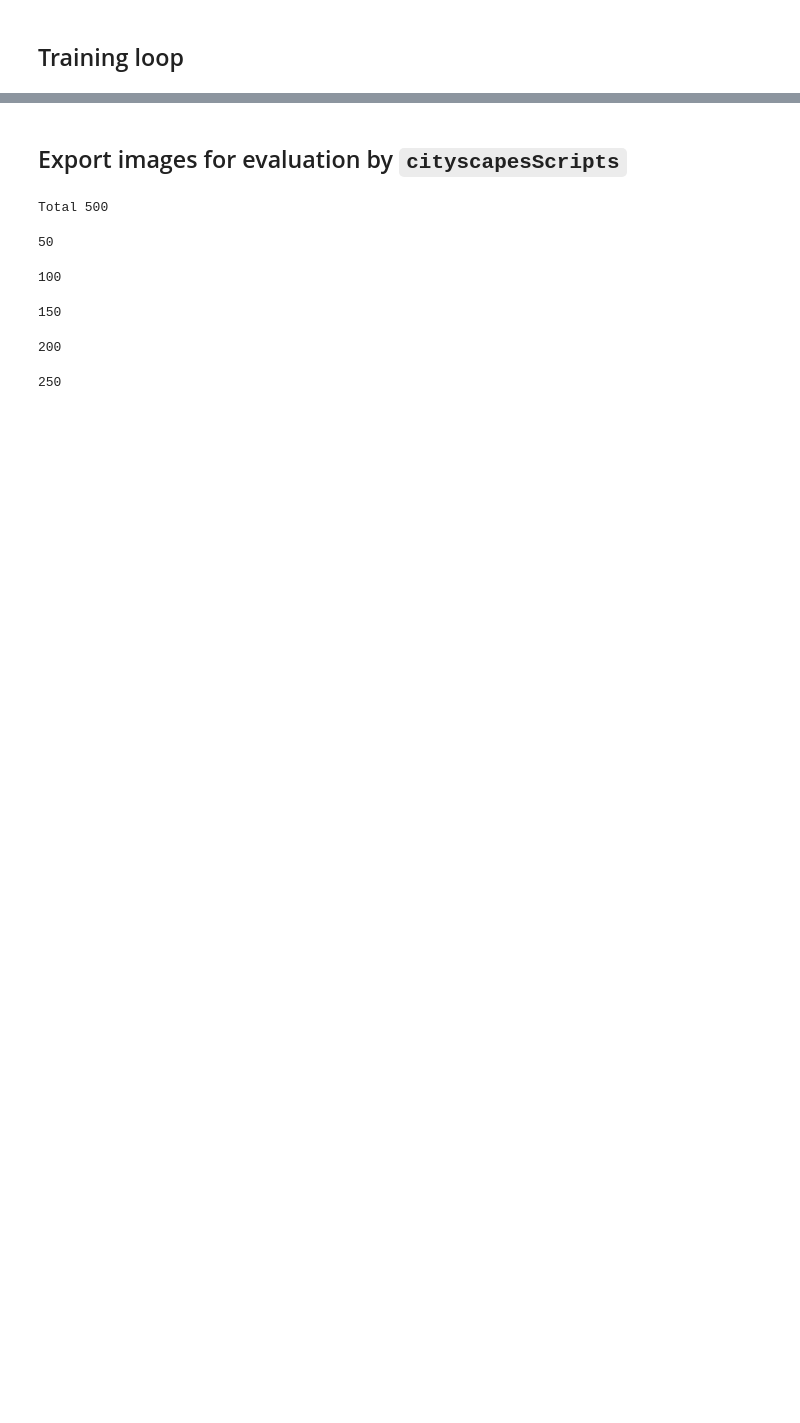
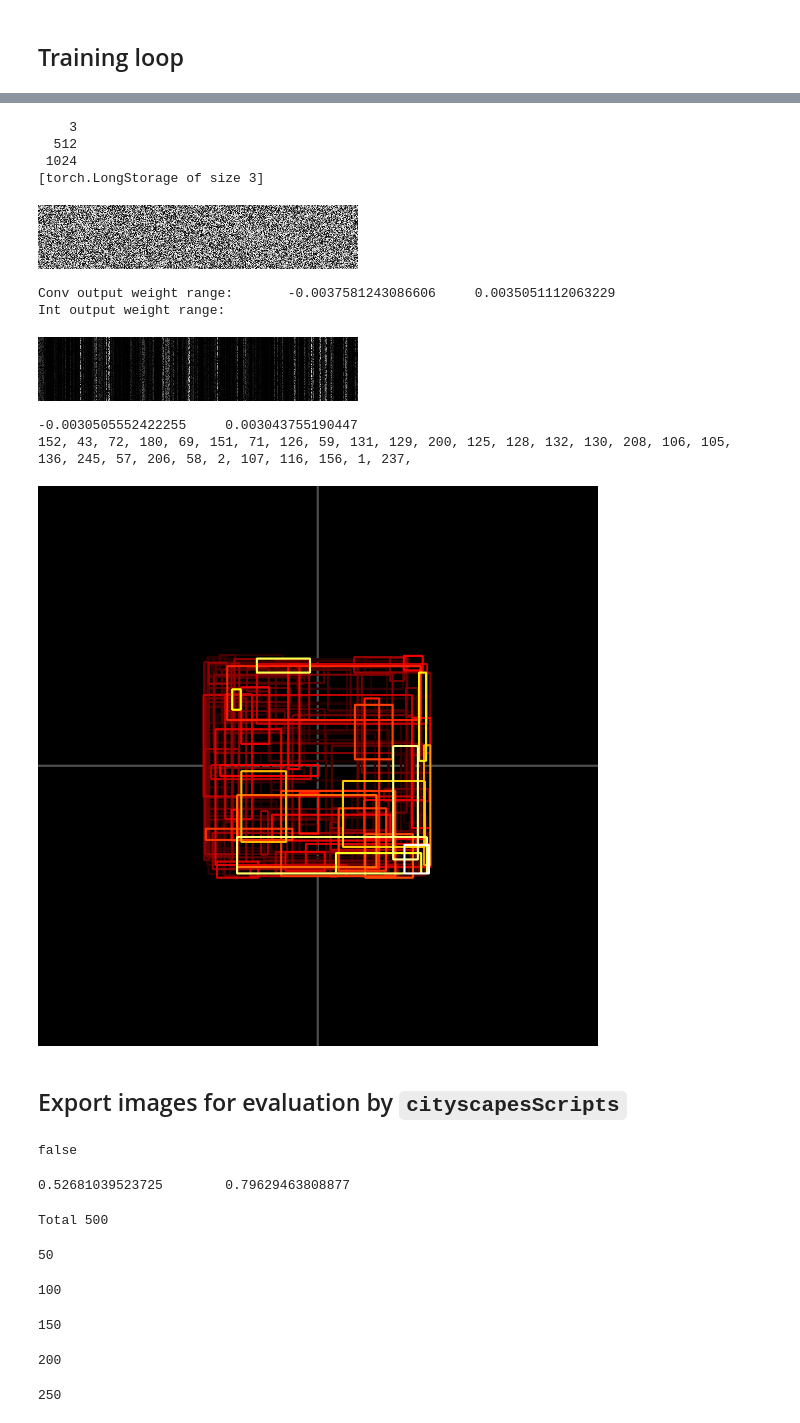
Before and after one commit to shrubb/integral-layer, a Jupyter notebook: Segmentation-GPU-CS-template.ipynb, the cells around one changed output, grey strips where cells are left out. Drawn from its saved outputs; the diff is of its cells as text; code cells hidden in the pictures; blank space fills up the shorter version.

```diff
--- a/Segmentation-GPU-CS-template.ipynb
+++ b/Segmentation-GPU-CS-template.ipynb
@@ -1020,10 +963,0 @@ Resetting 17 filters took 3.9670510292053 seconds
-# %%
-local entry = GSconfig[1]
-local w = entry.haarConv.weight:squeeze():float()
-local bnW = entry.bn.weight:float():view(1,-1)
-itorch.image(w)
-w:cmul(bnW:expandAs(w))
-itorch.image(w)
-w = w[{{}, {entry.l, entry.r}}]
-print(w:abs():max(1):min())
-itorch.image(WindowDebugger.drawBoxes(entry.int, w:abs():mean(1):squeeze()))
@@ -1039,2 +979,44 @@ optimStates[5].learningRate
+# %%
+local img, labels = cityscapes.loadSample(trainFiles[20])
+print(img:size())
+net:evaluate()
+local imCuda = nn.utils.addSingletonDimension(img:cuda())
+net:forward(imCuda)
+# %% [output]
+    3
+  512
+ 1024
+[torch.LongStorage of size 3]
+# %%
+package.loaded.WindowDebugger = nil
+require 'WindowDebugger'
+
+local convIdx, bnIdx, concatIdx = 11,9,8
+local int = net:get(concatIdx):get(1):get(2)
+local bn = net:get(bnIdx)
+local conv = net:get(convIdx)
+
+local w = conv.weight:squeeze():float()
+local bnW = bn.weight:float():view(1,-1)
+local bnOutMeans = bn.output:float():abs():mean(3):mean(4):mean(1):view(1,-1)
+itorch.image(torch.abs(w))
+w:cmul(bnOutMeans:expandAs(w))
+itorch.image(torch.abs(w))
+wConv = w[{{}, {int.xMin:nElement()+1, -1}}]
+print('Conv output weight range:', wConv:min(), wConv:max())
+w = w[{{}, {1, int.xMin:nElement()}}]
+print('Int output weight range:', w:min(), w:max())
+local scores = w:abs():mean(1):squeeze()
+local worstIdx = select(2, torch.sort(scores, true))[{{1,30}}]
+for k = 1,worstIdx:nElement() do io.stdout:write(worstIdx[k] .. ', ') end
+itorch.image(WindowDebugger.drawBoxes(int, scores))
+# %% [output]
+[figure, added]
+Conv output weight range:       -0.0037581243086606     0.0035051112063229
+Int output weight range:
+[figure, added]
+-0.0030505552422255     0.003043755190447
+152, 43, 72, 180, 69, 151, 71, 126, 59, 131, 129, 200, 125, 128, 132, 130, 208, 106, 105, 136, 245, 57, 206, 58, 2, 107, 116, 156, 1, 237,
+[figure, added]
 # %%
 for k = 1,#optimStates do
@@ -1059,4 +1041,15 @@ if wDebs then
 end
 # %% [markdown]
 ## Export images for evaluation by `cityscapesScripts`
+# %%
+net:evaluate()
+print(net.train)
+
+valLoss, valIOUclass, valIOUcategory = evaluate(net, valFiles, evaluationIdxVal)
+print(valIOUclass, valIOUcategory)
+
+net:training()
+# %% [output]
+false
+0.52681039523725        0.79629463808877
 # %%
```
Also changed, not shown: parts of 22 cells of this notebook, 5 other files.
